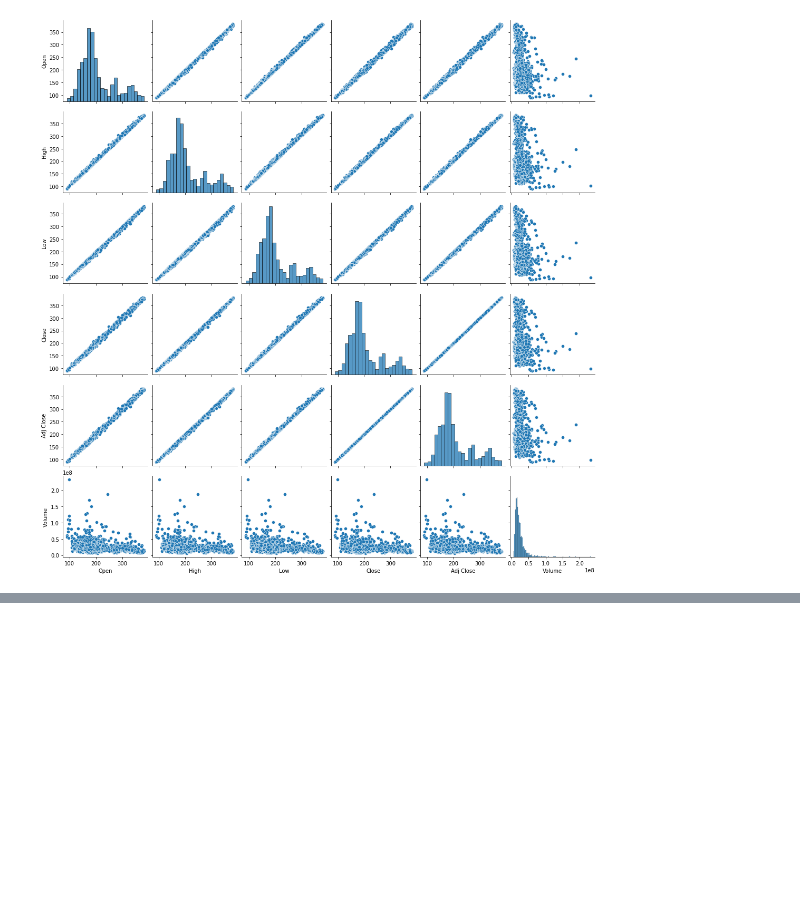
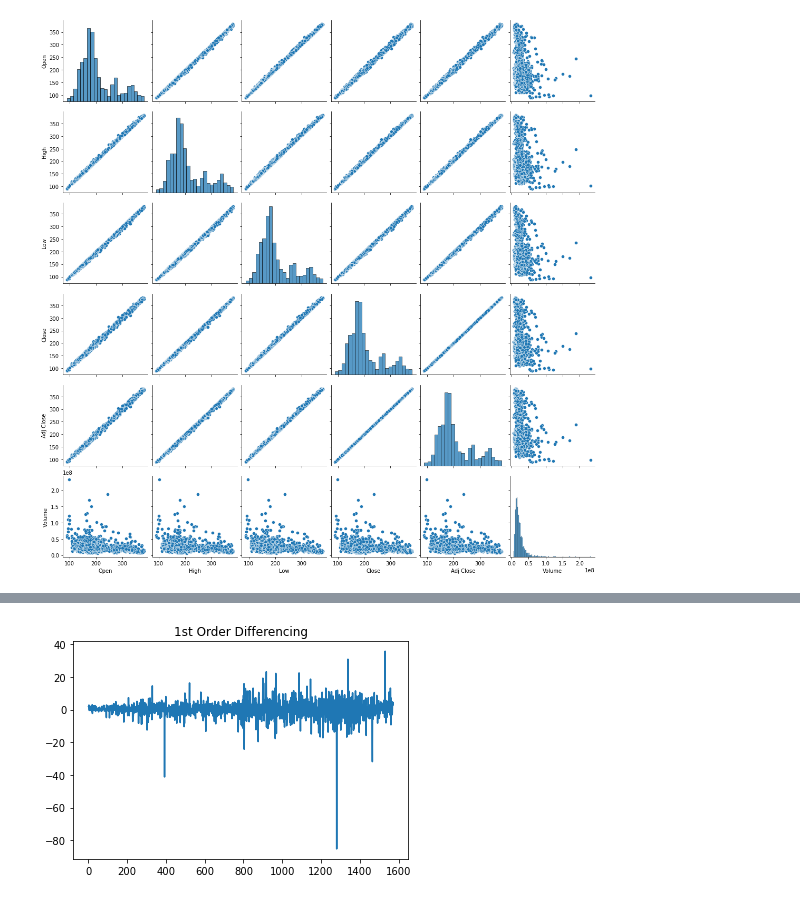
Before and after one commit to samirkhanal35/Data-mining---Time-Series-Analysis, a Jupyter notebook: main.ipynb, the cells around one changed output, grey strips where cells are left out. Drawn from its saved outputs; the diff is of its cells as text; code cells hidden in the pictures; blank space fills up the shorter version.

```diff
--- a/main.ipynb
+++ b/main.ipynb
@@ -124,0 +166,8 @@ fig.show()
+# %%
+# plotting the first order differencing
+plt.figure()
+plt.title('1st Order Differencing')
+plt.plot(df_temp.value.diff())
+plt.show()
+# %% [output]
+[figure, added]
```
Also changed, not shown: parts of 18 cells of this notebook.
